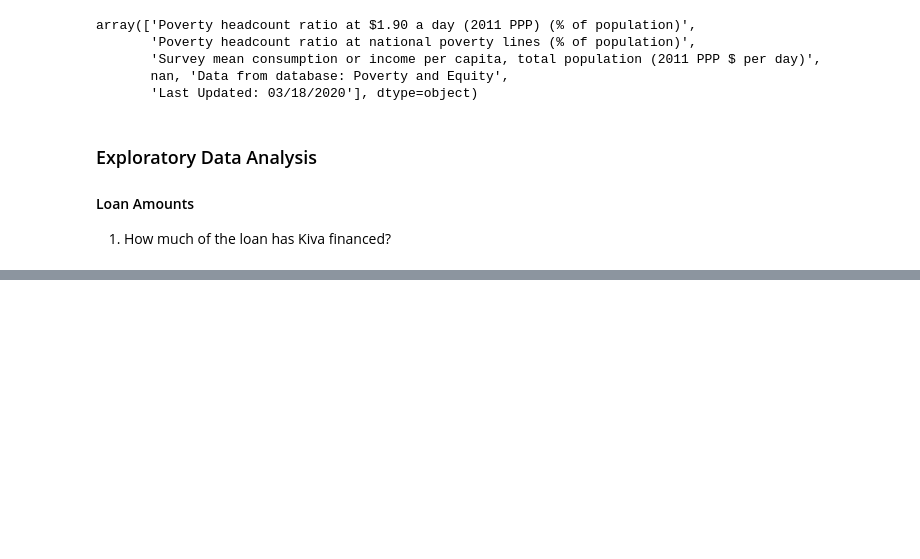
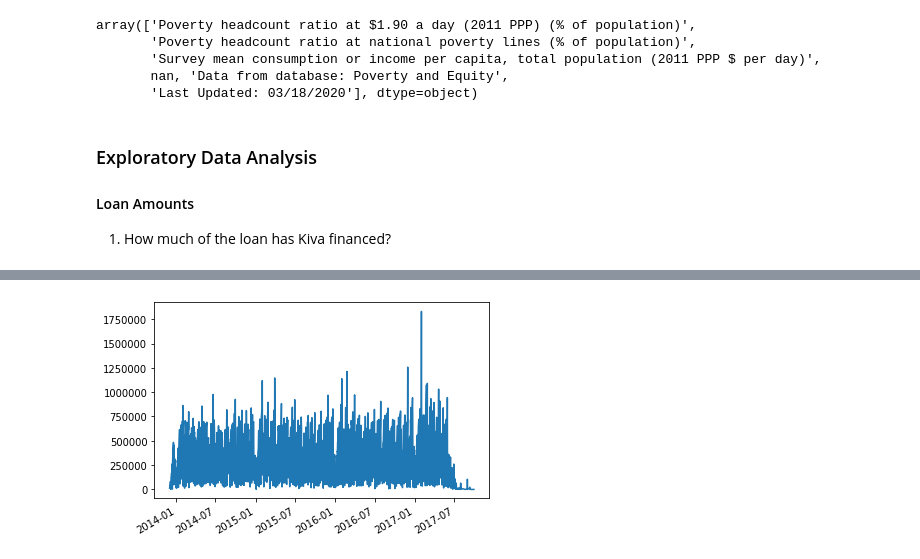
Before and after one commit to masterpython4ds/assignment-1-CeeThinwa, a Jupyter notebook: KIVA Analysis.ipynb, the cells around one changed output, grey strips where cells are left out. Drawn from its saved outputs; the diff is of its cells as text; code cells hidden in the pictures; blank space fills up the shorter version.

```diff
--- a/KIVA Analysis.ipynb
+++ b/KIVA Analysis.ipynb
@@ -208,7 +210,9 @@ Kiva has financed 93.30457748175851% of its borrowers' loans
-# %%
-dates = loan_data['disbursed_time'].dt.date
-loan_data.loc[:,'disbursement_date'] = dates
-tab = loan_data.groupby(['disbursement_date'])['funded_amount'].sum()
-
-plt.bar(str(loan_data['disbursement_date']), loan_data['funded_amount'])
-plt.show()
+# %%
+# Convert datetime values to appropriate formats
+loan_data['posted_time'] = loan_data['posted_time'].astype('datetime64')
+loan_data['disbursed_time'] = loan_data['disbursed_time'].astype('datetime64')
+loan_data['funded_time'] = loan_data['funded_time'].astype('datetime64')
+
+# Pick out dates
+loan_data.loc[:,'disbursement_date'] = loan_data['disbursed_time'].dt.date
+loan_data['disbursement_date'] = loan_data['disbursement_date']
@@ -214,0 +239,16 @@ plt.show()
+# %%
+tab1 = pd.pivot_table(loan_data, values='funded_amount', index=['disbursement_date'], aggfunc='sum')
+
+# plot this table
+fig, ax = plt.subplots()
+ax.plot(tab1.index, tab1['funded_amount'])
+
+# rotate and align the tick labels so they look better
+fig.autofmt_xdate()
+
+# use a more precise date string for the x axis locations in the
+# toolbar
+ax.fmt_xdata = mdates.DateFormatter('%d-%m-%Y')
+plt.show()
+# %% [output]
+[figure, added]
```
Also changed, not shown: parts of 4 cells of this notebook.
